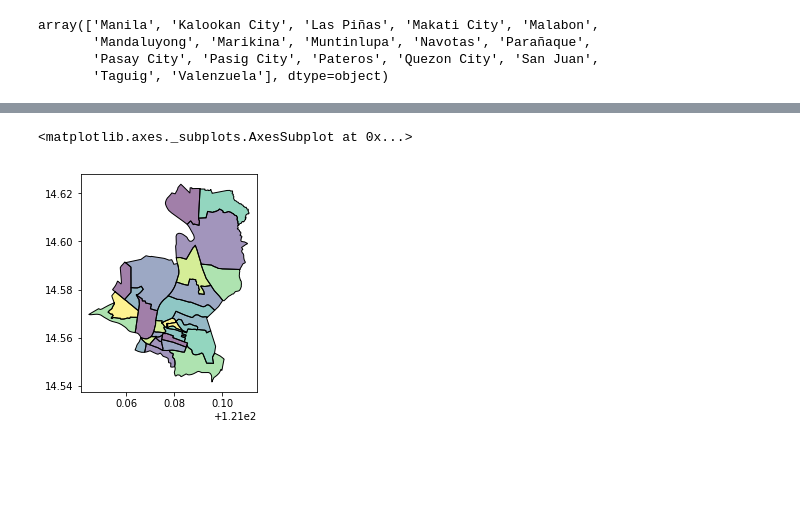
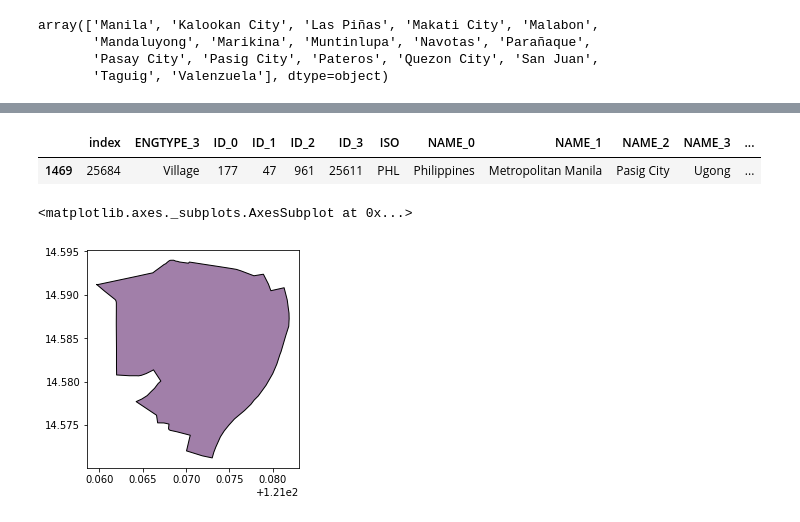
Before and after one commit to fjcamillo/Learn-GeoPandas, a Jupyter notebook: project_files/GeoPandas.ipynb, the cells around one changed output, grey strips where cells are left out. Saved outputs shown, nothing was run; the diff lists cells and outputs as text; code cells hidden in the pictures; blank space fills up the shorter version.

Commit message:
created ugong and plotted

```diff
--- a/project_files/GeoPandas.ipynb
+++ b/project_files/GeoPandas.ipynb
@@ -329,8 +329,14 @@ pasig
 | 1467 | 25682 | Village | 177 | 47 | 961 | 25609 | PHL | Philippines | Metropolitan Manila | Pasig City | Santolan | ... |
 | 1468 | 25683 | Village | 177 | 47 | 961 | 25610 | PHL | Philippines | Metropolitan Manila | Pasig City | Sumilang | ... |
 | 1469 | 25684 | Village | 177 | 47 | 961 | 25611 | PHL | Philippines | Metropolitan Manila | Pasig City | Ugong | ... |
-# %%
-ugong = pasig['name']
-# %% [output]
-<matplotlib.axes._subplots.AxesSubplot at 0x...>
-[figure, removed]
+# %%
+ugong = pasig[pasig['NAME_3']=="Ugong"]
+ugong
+# %% [output]
+|  | index | ENGTYPE_3 | ID_0 | ID_1 | ID_2 | ID_3 | ISO | NAME_0 | NAME_1 | NAME_2 | NAME_3 | ... |
+| 1469 | 25684 | Village | 177 | 47 | 961 | 25611 | PHL | Philippines | Metropolitan Manila | Pasig City | Ugong | ... |
+# %%
+ugong.plot()
+# %% [output]
+<matplotlib.axes._subplots.AxesSubplot at 0x...>
+[figure, added]
```
